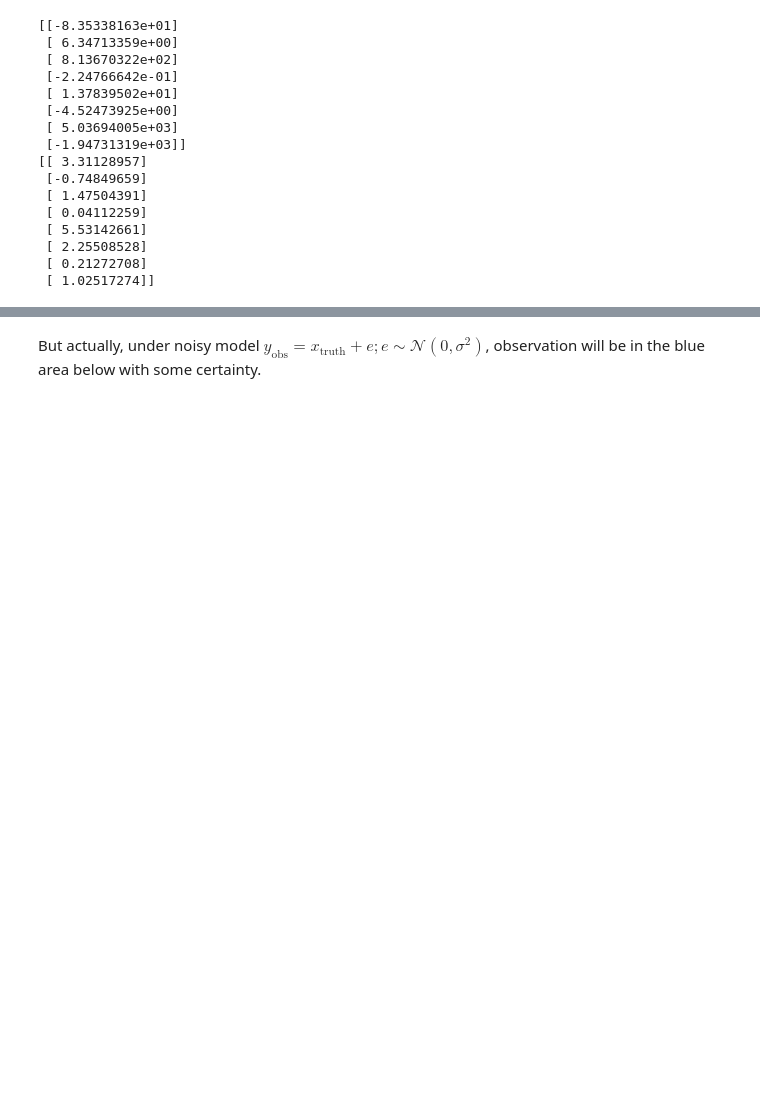
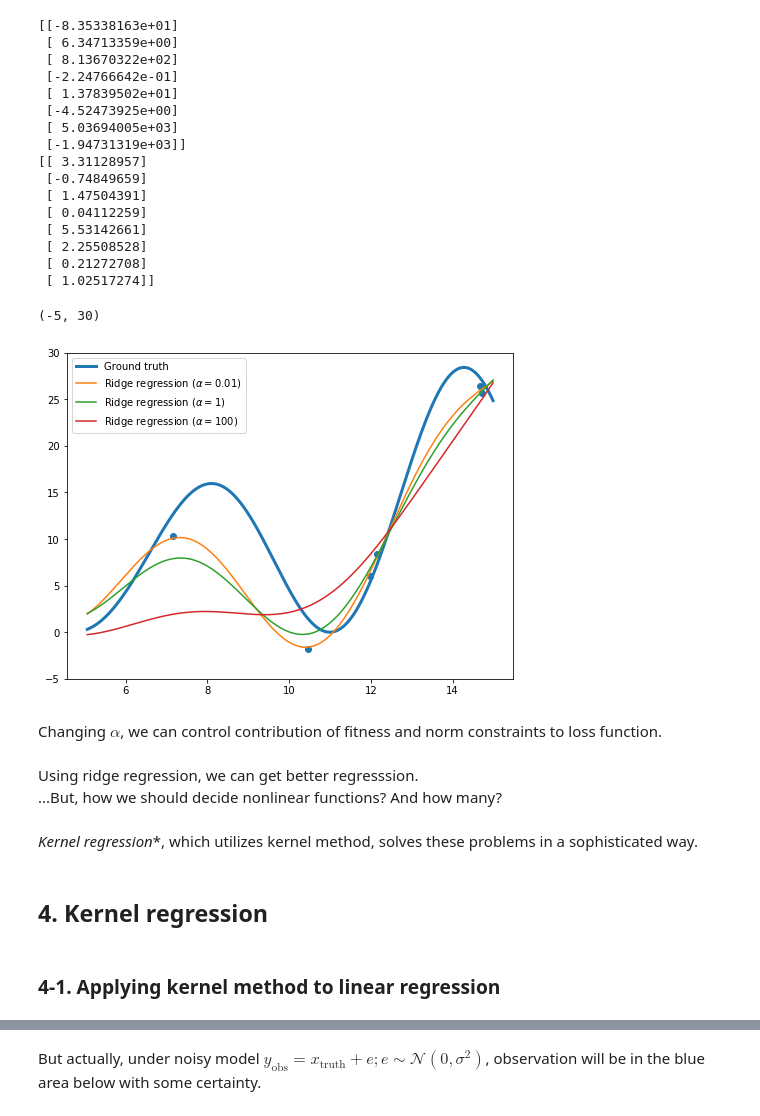
Before and after one commit to yuinityk/ML-impl, a Jupyter notebook: BayesianRegression/BayesReg.ipynb, the cells around one changed output, grey strips where cells are left out. Saved outputs shown, nothing was run; the diff lists cells and outputs as text; code cells hidden in the pictures; blank space fills up the shorter version.

```diff
--- a/BayesianRegression/BayesReg.ipynb
+++ b/BayesianRegression/BayesReg.ipynb
@@ -240,3 +248,26 @@ print(rr_nlf.w)
  [ 2.25508528]
  [ 0.21272708]
  [ 1.02517274]]
+# %%
+fig, ax = plt.subplots(figsize=(8,6))
+ax.scatter(X, y)
+ax.plot(X_truth, y_truth, linewidth=3, label="Ground truth")
+ax.plot(X_truth, y_pred_nlf_ridge.T, label=r"Ridge regression ($\alpha=0.01$)")
+ax.plot(X_truth, y_pred_nlf_ridge2.T, label=r"Ridge regression ($\alpha=1$)")
+ax.plot(X_truth, y_pred_nlf_ridge3.T, label=r"Ridge regression ($\alpha=100$)")
+_ = ax.legend()
+ax.set_ylim(-5, 30)
+# %% [output]
+(-5, 30)
+[figure, added]
+# %% [markdown]
+Changing $\alpha$, we can control contribution of fitness and norm constraints to loss function.
+# %% [markdown]
+Using ridge regression, we can get better regresssion.
+...But, how we should decide nonlinear functions? And how many?
+# %% [markdown]
+*Kernel regression**, which utilizes kernel method, solves these problems in a sophisticated way.
+# %% [markdown]
+## 4. Kernel regression
+# %% [markdown]
+### 4-1. Applying kernel method to linear regression
```
Also changed, not shown: parts of 32 cells of this notebook.
